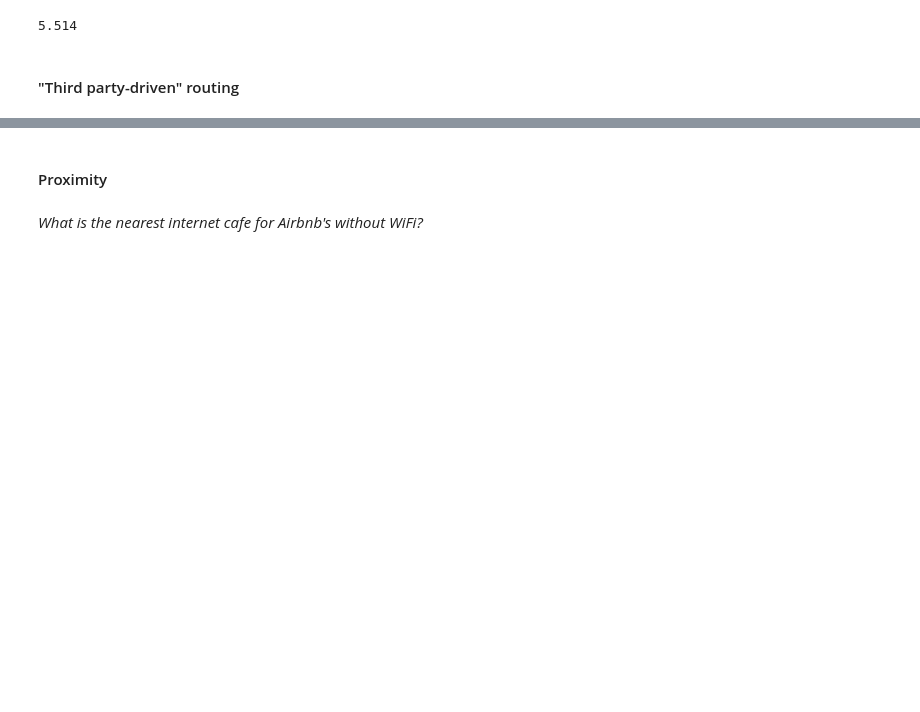
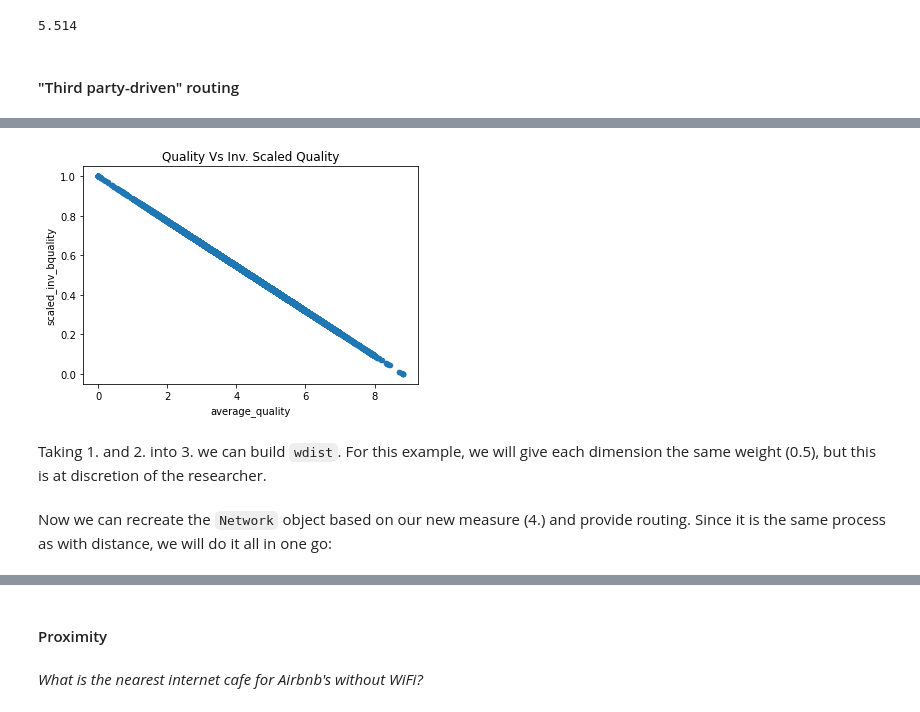
Before and after one commit to darribas/gds4ae, a Jupyter notebook: content/notebooks/08-Transport_costs.ipynb, the cells around one changed output, grey strips where cells are left out. Cells and saved outputs as stored; diff of their text form; code cells hidden in the pictures; blank space fills up the shorter version.

```diff
--- a/content/notebooks/08-Transport_costs.ipynb
+++ b/content/notebooks/08-Transport_costs.ipynb
@@ -198,0 +230,13 @@ round(route_len / 1000, 3) # Dist in Km
+# %%
+edges["scaled_inv_bquality"] = minmax_scale(
+    -edges["average_quality"]
+)
+# %%
+ax = edges.plot.scatter(
+    "average_quality", "scaled_inv_bquality"
+)
+ax.set_title("Quality Vs Inv. Scaled Quality");
+# %% [output]
+[figure, added]
+# %% [markdown]
+Taking 1. and 2. into 3. we can build `wdist`. For this example, we will give each dimension the same weight (0.5), but this is at discretion of the researcher.
@@ -198,0 +249,2 @@ round(route_len / 1000, 3) # Dist in Km
+# %% [markdown]
+Now we can recreate the `Network` object based on our new measure (4.) and provide routing. Since it is the same process as with distance, we will do it all in one go:
```
Also changed, not shown: parts of 29 cells of this notebook.
